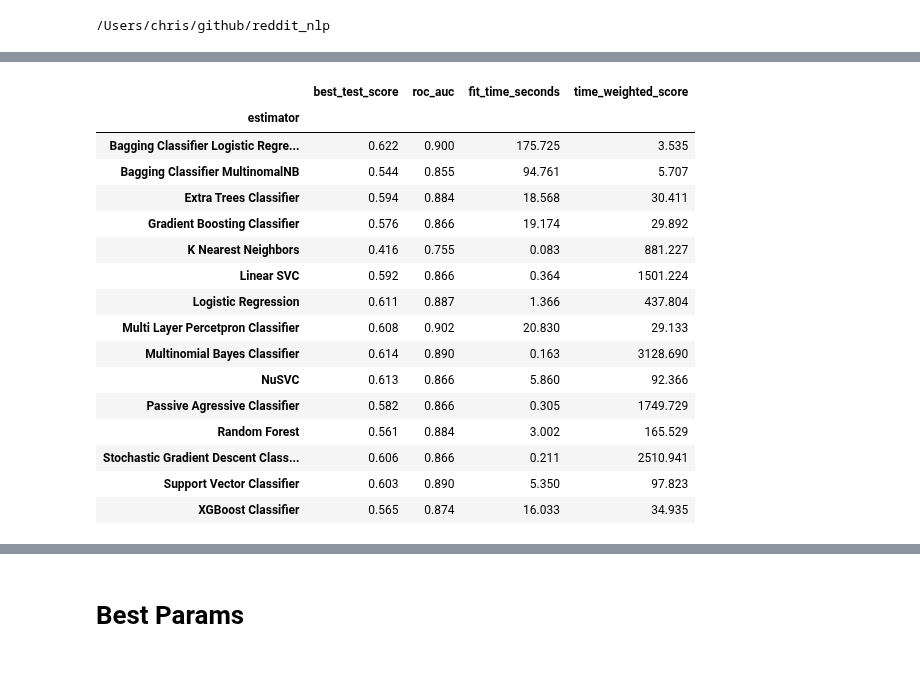
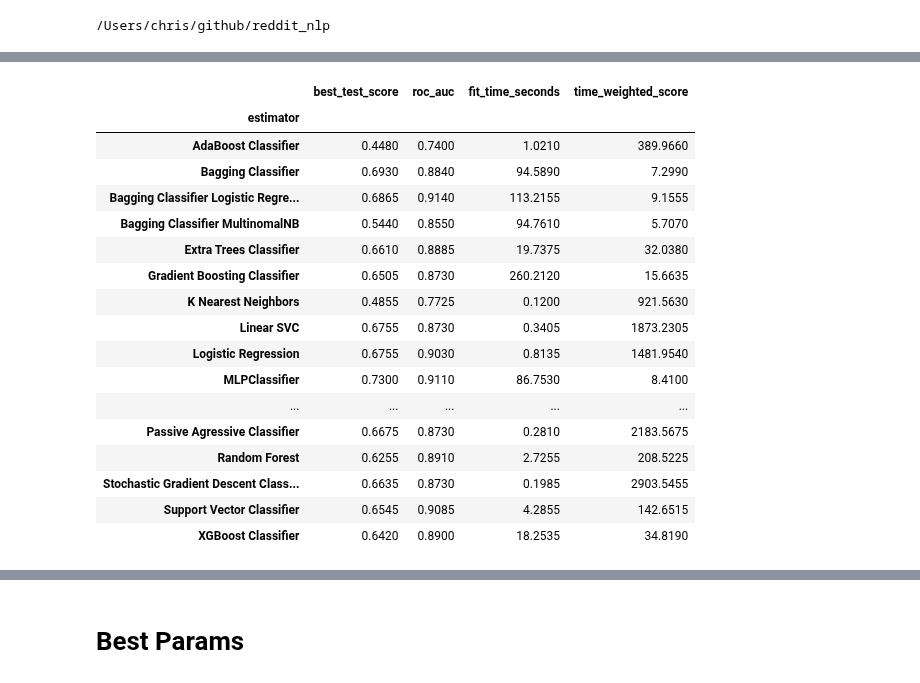
Before and after one commit to datapointchris/reddit-nlp, a Jupyter notebook: DS_analyze_model_comparison_reports.ipynb, the cells around one changed output, grey strips where cells are left out. Drawn from its saved outputs; the diff is of its cells as text; code cells hidden in the pictures.

Commit message:
ADD groupby with sorted averages

```diff
--- a/DS_analyze_model_comparison_reports.ipynb
+++ b/DS_analyze_model_comparison_reports.ipynb
@@ -99,21 +100,24 @@ df.sort_values(by='best_test_score', ascending=False)[columns_of_interest]
 | 4 | TfidVectorizer | K Nearest Neighbors | 0.416 | 0.755 | 0.083 | 881.227 |
 # %%
-df.groupby(by='estimator')[columns_of_interest].mean()
+df.groupby(by='estimator')[columns_of_interest].agg(np.mean)
+
+# [columns_of_interest].mean()
 # %% [output]
 |  | best_test_score | roc_auc | fit_time_seconds | time_weighted_score |
 | estimator |  |  |  |  |
-| Bagging Classifier Logistic Regre... | 0.622 | 0.900 | 175.725 | 3.535 |
-| Bagging Classifier MultinomalNB | 0.544 | 0.855 | 94.761 | 5.707 |
-| Extra Trees Classifier | 0.594 | 0.884 | 18.568 | 30.411 |
-| Gradient Boosting Classifier | 0.576 | 0.866 | 19.174 | 29.892 |
-| K Nearest Neighbors | 0.416 | 0.755 | 0.083 | 881.227 |
-| Linear SVC | 0.592 | 0.866 | 0.364 | 1501.224 |
-| Logistic Regression | 0.611 | 0.887 | 1.366 | 437.804 |
-| Multi Layer Percetpron Classifier | 0.608 | 0.902 | 20.830 | 29.133 |
-| Multinomial Bayes Classifier | 0.614 | 0.890 | 0.163 | 3128.690 |
-| NuSVC | 0.613 | 0.866 | 5.860 | 92.366 |
-| Passive Agressive Classifier | 0.582 | 0.866 | 0.305 | 1749.729 |
-| Random Forest | 0.561 | 0.884 | 3.002 | 165.529 |
-| Stochastic Gradient Descent Class... | 0.606 | 0.866 | 0.211 | 2510.941 |
-| Support Vector Classifier | 0.603 | 0.890 | 5.350 | 97.823 |
-| XGBoost Classifier | 0.565 | 0.874 | 16.033 | 34.935 |
+| AdaBoost Classifier | 0.4480 | 0.7400 | 1.0210 | 389.9660 |
+| Bagging Classifier | 0.6930 | 0.8840 | 94.5890 | 7.2990 |
+| Bagging Classifier Logistic Regre... | 0.6865 | 0.9140 | 113.2155 | 9.1555 |
+| Bagging Classifier MultinomalNB | 0.5440 | 0.8550 | 94.7610 | 5.7070 |
+| Extra Trees Classifier | 0.6610 | 0.8885 | 19.7375 | 32.0380 |
+| Gradient Boosting Classifier | 0.6505 | 0.8730 | 260.2120 | 15.6635 |
+| K Nearest Neighbors | 0.4855 | 0.7725 | 0.1200 | 921.5630 |
+| Linear SVC | 0.6755 | 0.8730 | 0.3405 | 1873.2305 |
+| Logistic Regression | 0.6755 | 0.9030 | 0.8135 | 1481.9540 |
+| MLPClassifier | 0.7300 | 0.9110 | 86.7530 | 8.4100 |
+| ... | ... | ... | ... | ... |
+| Passive Agressive Classifier | 0.6675 | 0.8730 | 0.2810 | 2183.5675 |
+| Random Forest | 0.6255 | 0.8910 | 2.7255 | 208.5225 |
+| Stochastic Gradient Descent Class... | 0.6635 | 0.8730 | 0.1985 | 2903.5455 |
+| Support Vector Classifier | 0.6545 | 0.9085 | 4.2855 | 142.6515 |
+| XGBoost Classifier | 0.6420 | 0.8900 | 18.2535 | 34.8190 |
```
Also changed, not shown: parts of 12 cells of this notebook.
